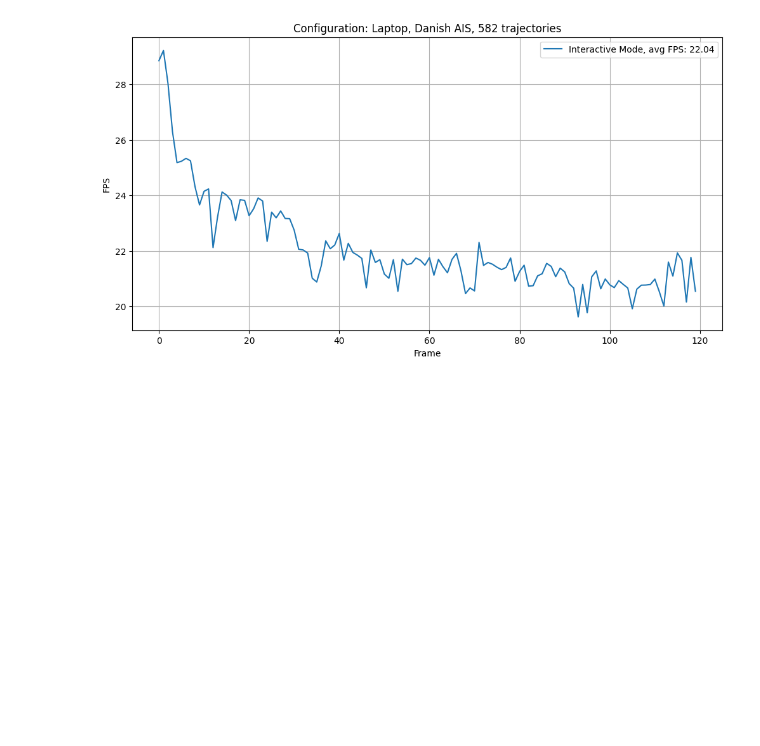
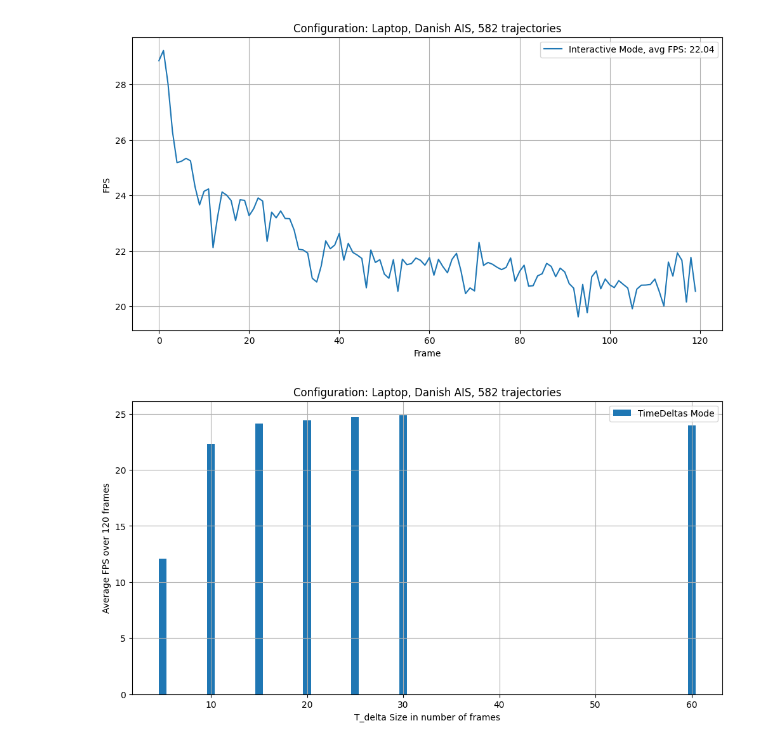
Before and after one commit to amanzer/move_layer, a Jupyter notebook: results.ipynb, the cells around one changed output. Cells and saved outputs as stored; diff of their text form; code cells hidden in the pictures; blank space fills up the shorter version.

Commit message:
time delta tuning plot

```diff
--- a/results.ipynb
+++ b/results.ipynb
@@ -188,7 +188,7 @@ import matplotlib.pyplot as plt
 # plots = [["desktop", "multi_cores", "ais", "1000"], ["desktop", "multi_cores", "ais", "5821"]]
 
 # for configs in plots:
-with open(f"desktop_results/interactive_mode/ais_582_laptop_interactive_mode_matrix_cap_record.pkl", "rb") as f:
+with open(f"laptop_results/interactive_mode/ais_582_laptop_interactive_mode_matrix_cap_record.pkl", "rb") as f:
     fps_record_interactive = pickle.load(f)
 
 plt.figure(figsize=(12, 6))  # Increase the width of the plot
@@ -205,14 +205,47 @@ plt.grid()
 
 # Display the plot
 plt.show()
-# print(f"Here are the average of the FPS for the configurations: {configs[0]}, {configs[2]}, {configs[3]}")
-# print(f"Multi Cores Resample Time Deltas, avg FPS: {sum(fps_record_multi)/len(fps_record_multi):.2f}")
-# print(f"Single Core Resample Time Deltas, avg FPS: {sum(fps_record_single)/len(fps_record_single):.2f}")
-# print(f"Animation Mode, avg FPS: {sum(fps_record_animation)/len(fps_record_animation):.2f}")
-# print(f"Interactive Mode, avg FPS: {sum(fps_record_interactive)/len(fps_record_interactive):.2f}")
-
 
 
 plt.show()
 # %% [output]
 [figure]
+# %%
+
+
+import pickle
+import matplotlib.pyplot as plt
+
+# plots = [["desktop", "multi_cores", "ais", "1000"], ["desktop", "multi_cores", "ais", "5821"]]
+
+t_delta_sizes = [5,10,15,20,25,30,60]
+
+plt.figure(figsize=(12, 6))  # Increase the width of the plot
+
+average_fps = []
+
+for tdeltasize in t_delta_sizes:
+# for configs in plots:
+    with open(f"laptop_results/timedeltas_mode/ais_582_{tdeltasize}_laptop_timedeltas_mode_fps_record.pkl", "rb") as f:
+        fps_record_timedeltas = pickle.load(f)
+
+    # plt.plot(fps_record_timedeltas, label=f'TimeDeltas Mode, T_Delta_Size = {tdeltasize}, avg FPS: {sum(fps_record_timedeltas)/len(fps_record_timedeltas):.2f}')
+    average_fps.append( sum(fps_record_timedeltas)/len(fps_record_timedeltas))
+
+plt.bar(t_delta_sizes, average_fps, label=f'TimeDeltas Mode')
+# Adding labels and title
+plt.xlabel('T_delta Size in number of frames')
+plt.ylabel('Average FPS over 120 frames')
+plt.title(f"Configuration: Laptop, Danish AIS, 582 trajectories")
+
+# Adding legend
+plt.legend()
+plt.grid()
+
+# Display the plot
+plt.show()
+
+
+plt.show()
+# %% [output]
+[figure, added]
```
Also changed, not shown: 22 other files.
